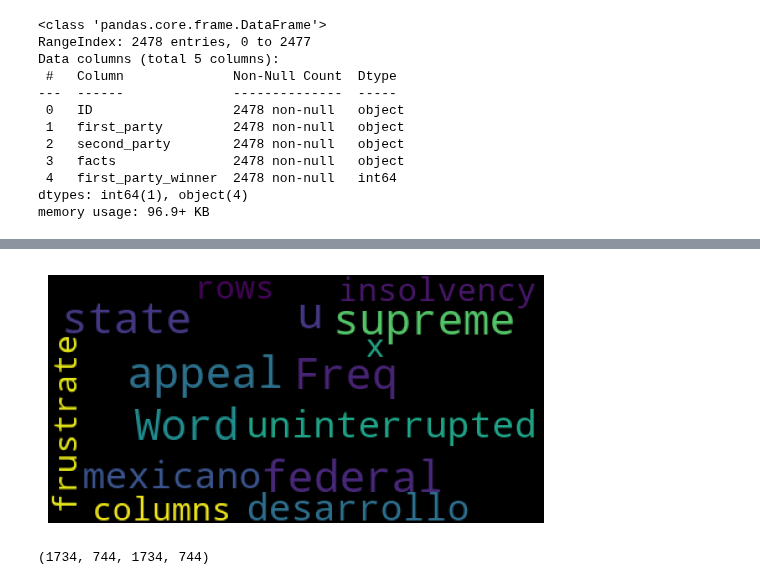
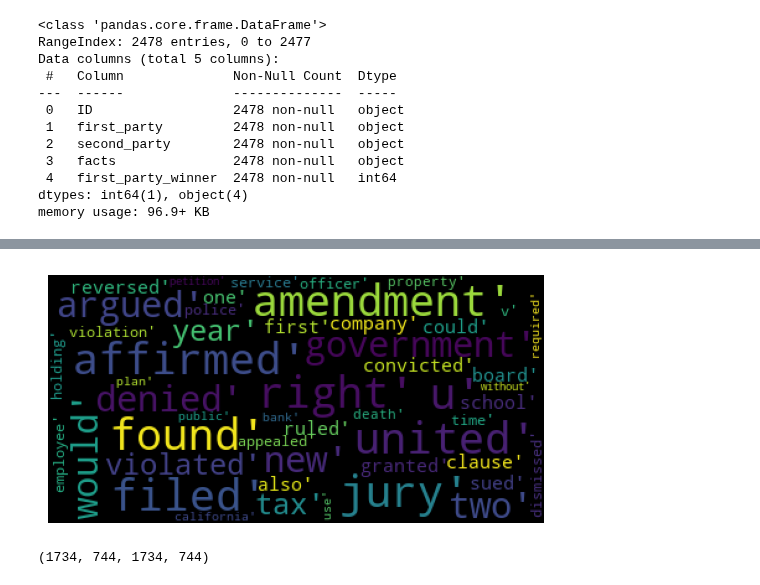
Before and after one commit to dlsco123/mtvsDacon, a Jupyter notebook: [mtvs]nic.ipynb, the cells around one changed output, grey strips where cells are left out. Cells and saved outputs as stored; diff of their text form; code cells hidden in the pictures.

```diff
--- a/[mtvs]nic.ipynb
+++ b/[mtvs]nic.ipynb
@@ -116,11 +120,0 @@ lst_tokens
-# %%
-import nltk
-
-# 어절 별로 쪼개기
-corpus = df_nlp1["facts"]
-lst_tokens = nltk.tokenize.word_tokenize(corpus.str.cat(sep=" "))
-
-ps = nltk.stem.porter.PorterStemmer()
-lem = nltk.stem.wordnet.WordNetLemmatizer()
-
-lst_tokens
@@ -389,0 +177,30 @@ Requirement already satisfied: six>=1.5 in c:\users\user\miniconda3\envs\py\lib\
+# %%
+df_nlp["facts_clean"] = df_nlp["facts"].apply(lambda x: utils_preprocess_text(x, flg_stemm=False, flg_lemm=True, lst_stopwords=lst_stopwords, user_stopwords=user_stopwords))
+df_nlp2 = df_nlp.join(df_target)
+def freq(n):
+    corpus = df_nlp2[df_nlp2["first_party_winner"]== n]["facts_clean"]
+    temp = corpus.str.cat(sep=" ")
+    wdTmp = utils_preprocess_text(temp, flg_stemm=False, flg_lemm=True, lst_stopwords=lst_stopwords, user_stopwords=user_stopwords)
+    lst_tokens = nltk.tokenize.word_tokenize(wdTmp)
+    fig, ax = plt.subplots(1, 1)
+    fig.suptitle("Most frequent words", fontsize=15)
+    figure(figsize=(30, 24))
+    ## unigrams
+    dic_words_freq = nltk.FreqDist(lst_tokens)
+    dtf_uni = pd.DataFrame(dic_words_freq.most_common(),
+                        columns=["Word","Freq"])
+    dtf_uni.set_index("Word").iloc[:30,:].sort_values(by="Freq").plot(
+                        kind="barh", title="Unigrams", ax=ax,
+                        legend=False).grid(axis='x')
+
+    ax.set(ylabel=None)
+    plt.show()
+    print(corpus.head())
+    newL = []
+    # n회 미만 단어 제거
+
+    for word, freK in dic_words_freq.most_common(50):
+        newL.append(word)
+
+    return newL
+lost = freq(0)
@@ -402,12 +238,12 @@ plt.show()
 # %%
 wc0 = wordcloud.WordCloud(background_color='black', max_words=100,
                         max_font_size=35)
-wc0 = wc0.generate(str(dtf_uni0))
+wc0 = wc0.generate(str(lost))
 fig = plt.figure(num=1)
 plt.axis('off')
 plt.imshow(wc0, cmap=None)
 plt.show()
 # %% [output]
-[figure, old version]
+[figure, new version]
 # %%
 df_nlp2
```
Also changed, not shown: parts of 30 cells of this notebook.
